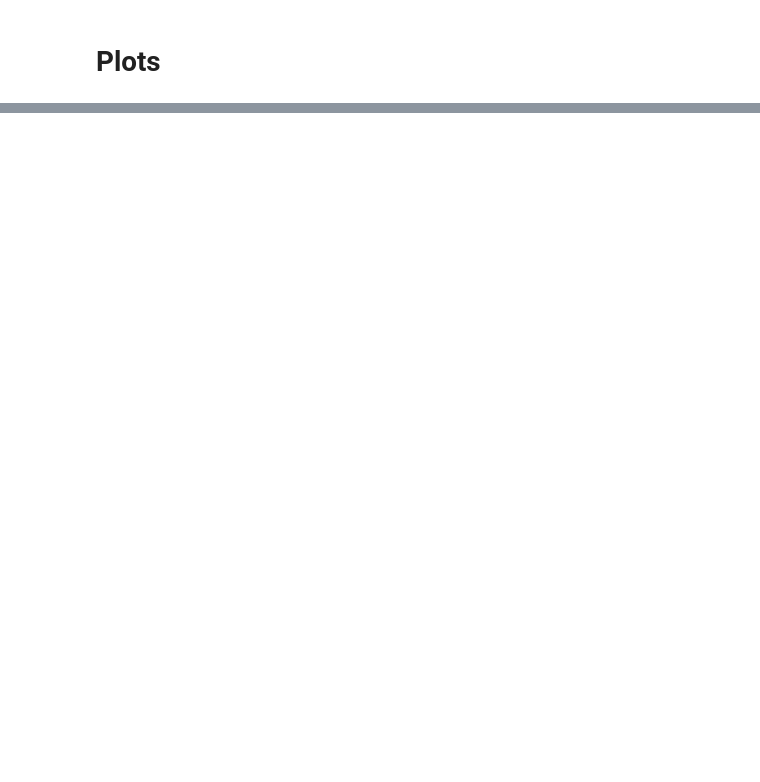
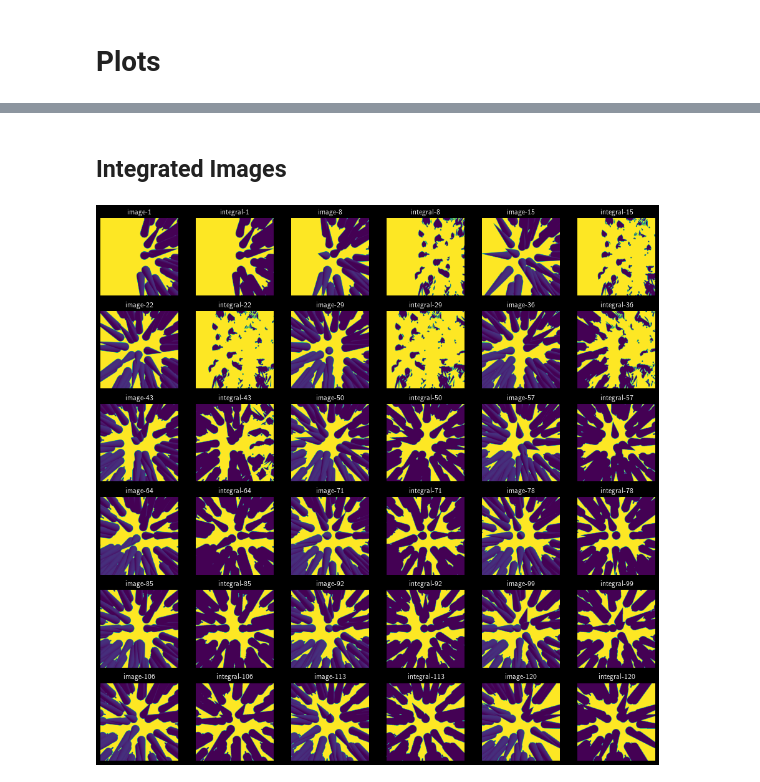
Before and after one commit to tensorware/aos-evaluation, a Jupyter notebook: process.ipynb, the cells around one changed output, grey strips where cells are left out. Drawn from its saved outputs; the diff is of its cells as text; code cells hidden in the pictures; blank space fills up the shorter version.

```diff
--- a/process.ipynb
+++ b/process.ipynb
@@ -44,6 +89,4 @@ print('images:', df.shape[0])
 # %%
-# load parameters
+# show parameters
 parameters = data[simulation]['parameters']
-parameters['images'] = df.shape[0]
-
-print('\nparameters:', json.dumps(parameters, indent=4))
+print('parameters:', json.dumps(parameters, indent=4))
@@ -49,0 +111,4 @@ print('\nparameters:', json.dumps(parameters, indent=4))
+# %%
+# show subsamples
+N, M = ut.sample_data(parameters)
+print('subsamples:', json.dumps({'N': N, 'M': M}, indent=4))
@@ -60,8 +165,19 @@ ut.plot_images(df['data'], df['name'])
+# %% [markdown]
+## Integrated Images
 # %%
-df_integrate = df[:18]
+df_integrate = df.iloc[::N[10], :].head(18)
 
 # integrate images
 integrated = ut.integrate_image(df_integrate, parameters, N=30)
 
 # grayscale images
 grayscaled = np.array([ut.grayscale_image(x) for x in df_integrate['data']])
+
+# stack integrated images
+image_vs_integrated = np.hstack([grayscaled, integrated]).reshape(integrated.shape * np.array([2, 1, 1]))
+image_vs_integrated_labels = np.dstack(['image-' + df_integrate['number'].astype(np.str), 'integral-' + df_integrate['number'].astype(np.str)]).flatten()
+
+# plot integrated images
+ut.plot_images(image_vs_integrated, image_vs_integrated_labels, rows=6, cols=6);
+# %% [output]
+[figure, added]
```
Also changed, not shown: parts of 29 cells of this notebook, 3 other files.
